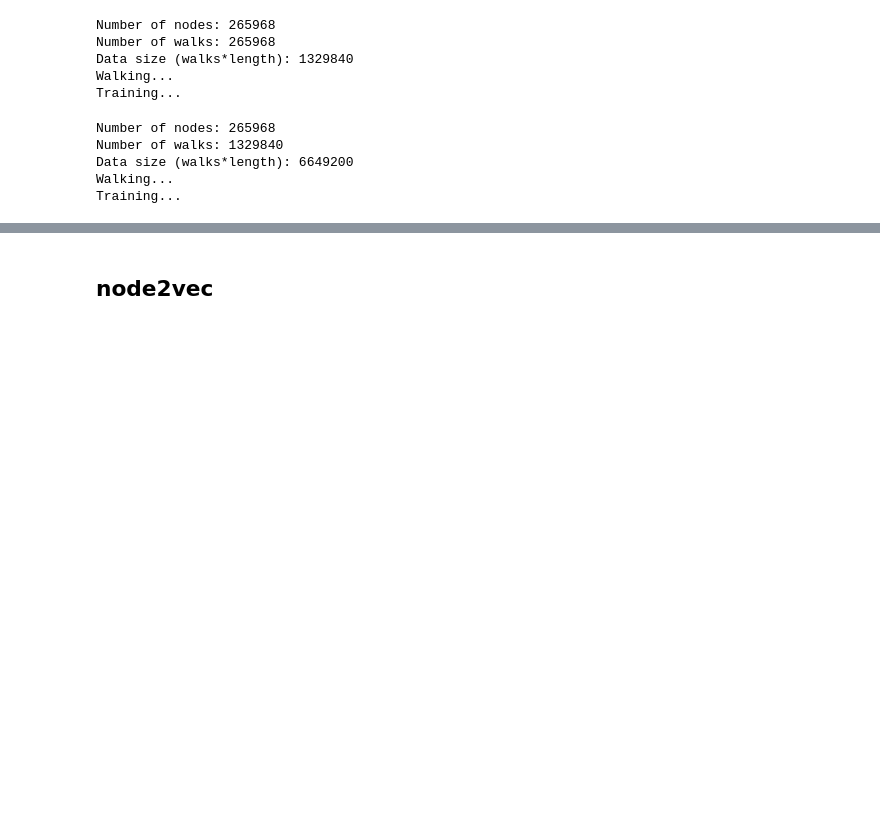
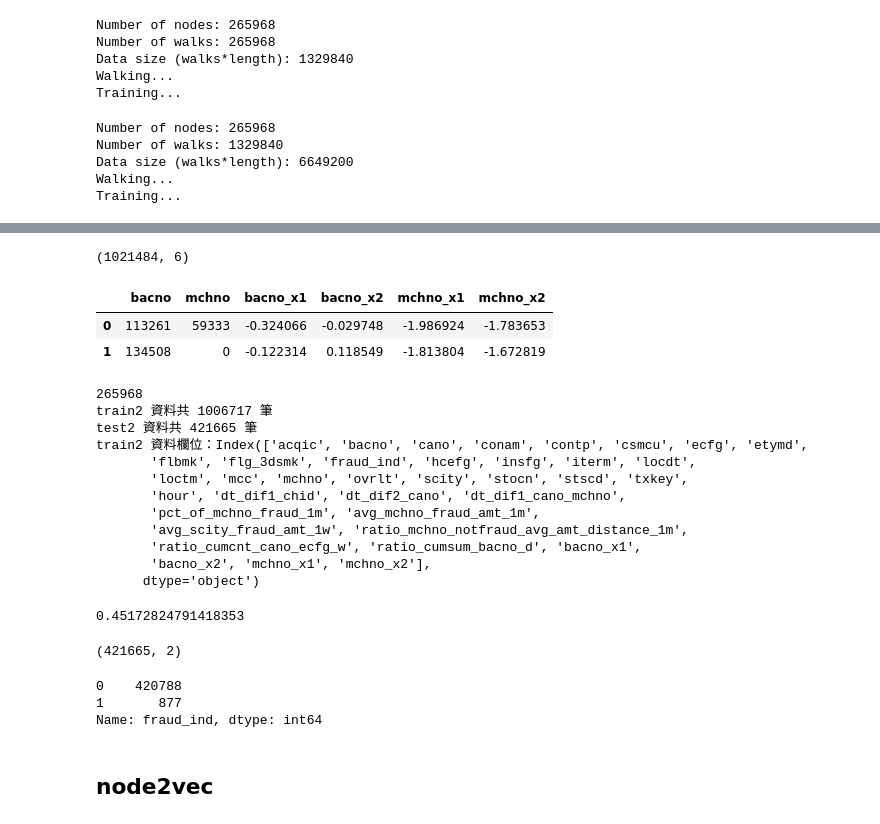
Before and after one commit to udothemath/graph_fraud_detection_kaggle, a Jupyter notebook: work-temp1.ipynb, the cells around one changed output, grey strips where cells are left out. Saved outputs shown, nothing was run; the diff lists cells and outputs as text; code cells hidden in the pictures; blank space fills up the shorter version.

```diff
--- a/work-temp1.ipynb
+++ b/work-temp1.ipynb
@@ -319,3 +329,28 @@ Name: fraud_ind, dtype: int64
+# %%
+test2 = test_submit(embed_file='test_output3.embeddings')
+test2.to_csv('deepwalk_3.csv',index=False)
+# %% [output]
+(1021484, 6)
+|  | bacno | mchno | bacno_x1 | bacno_x2 | mchno_x1 | mchno_x2 |
+| 0 | 113261 | 59333 | -0.324066 | -0.029748 | -1.986924 | -1.783653 |
+| 1 | 134508 | 0 | -0.122314 | 0.118549 | -1.813804 | -1.672819 |
+265968
+train2 資料共 1006717 筆
+test2 資料共 421665 筆
+train2 資料欄位：Index(['acqic', 'bacno', 'cano', 'conam', 'contp', 'csmcu', 'ecfg', 'etymd',
+       'flbmk', 'flg_3dsmk', 'fraud_ind', 'hcefg', 'insfg', 'iterm', 'locdt',
+       'loctm', 'mcc', 'mchno', 'ovrlt', 'scity', 'stocn', 'stscd', 'txkey',
+       'hour', 'dt_dif1_chid', 'dt_dif2_cano', 'dt_dif1_cano_mchno',
+       'pct_of_mchno_fraud_1m', 'avg_mchno_fraud_amt_1m',
+       'avg_scity_fraud_amt_1w', 'ratio_mchno_notfraud_avg_amt_distance_1m',
+       'ratio_cumcnt_cano_ecfg_w', 'ratio_cumsum_bacno_d', 'bacno_x1',
+       'bacno_x2', 'mchno_x1', 'mchno_x2'],
+      dtype='object')
+0.45172824791418353
+(421665, 2)
+0    420788
+1       877
+Name: fraud_ind, dtype: int64
 # %% [markdown]
 ## node2vec
 # %%
```
Also changed, not shown: parts of 7 cells of this notebook.
